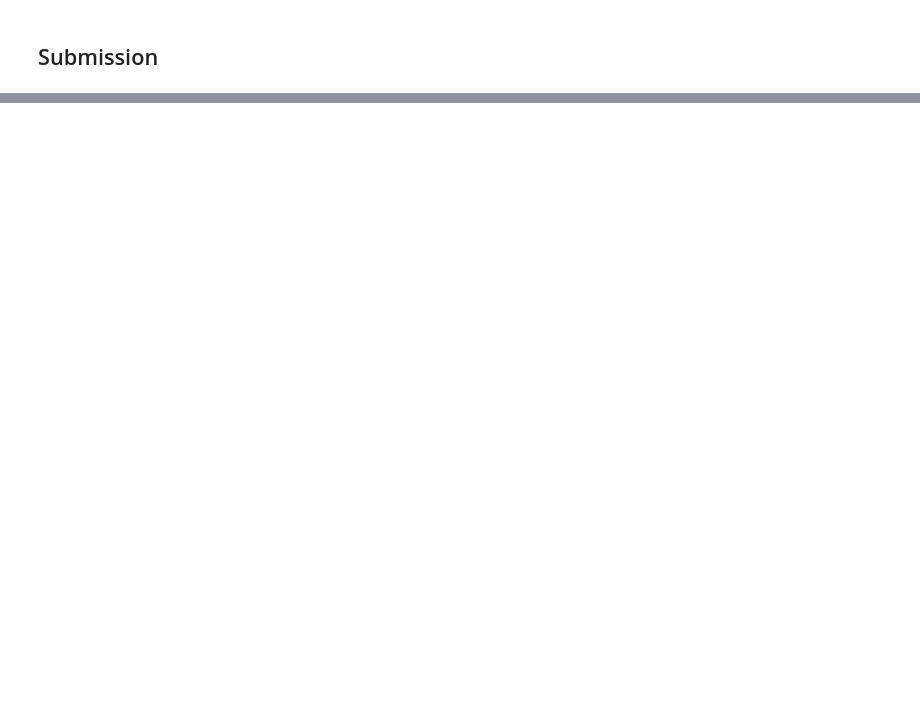
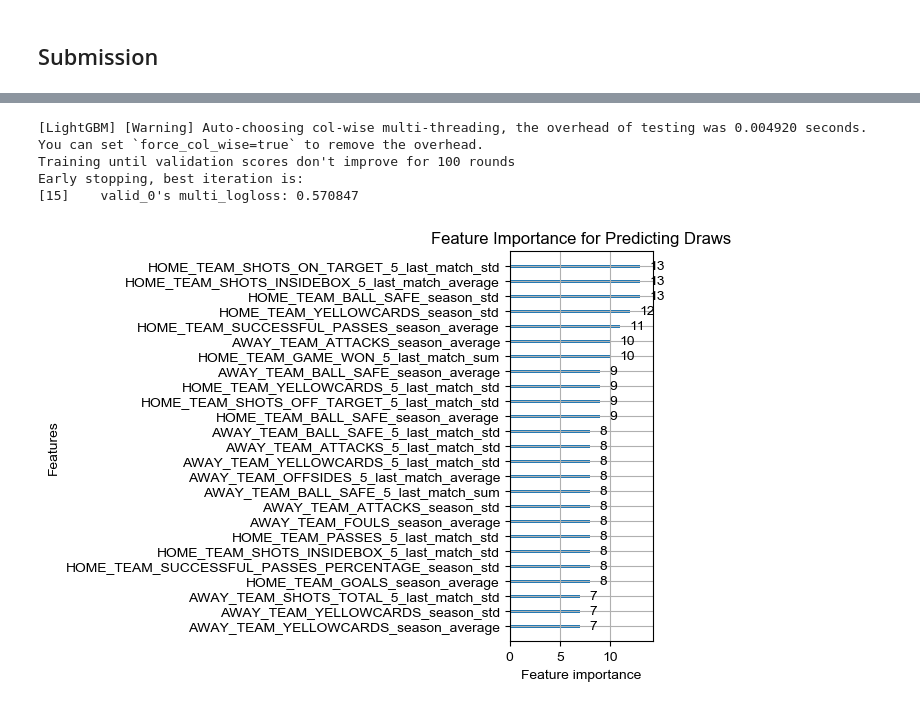
Before and after one commit to Nomehh/MachineLearning, a Jupyter notebook: data/benchmark_and_extras/benchmark_notebook.ipynb, the cells around one changed output, grey strips where cells are left out. Cells and saved outputs as stored; diff of their text form; code cells hidden in the pictures; blank space fills up the shorter version.

```diff
--- a/data/benchmark_and_extras/benchmark_notebook.ipynb
+++ b/data/benchmark_and_extras/benchmark_notebook.ipynb
@@ -165,0 +320,76 @@ submission.to_csv('./datas_final/benchmark_submission.csv', index=False)
+# %%
+# test avec comme cible les matchs nuls
+
+params_4 = {
+    'boosting_type': 'gbdt',
+    'objective': 'multiclass',
+    'num_class': 2,
+    'metric': 'multi_logloss',
+    'num_leaves': 31,
+    'learning_rate': 0.1,
+    'feature_fraction': 0.9,
+    'bagging_fraction': 0.8,
+    'bagging_freq': 5,
+    'verbose': 0
+}
+
+d_train_draw = lgb.Dataset(X_train_draw, label=y_train_draw)
+d_valid_draw = lgb.Dataset(X_valid_draw, label=y_valid_draw)
+
+num_round = 50_000_000
+evallist_draw = [(d_train_draw, 'train'), (d_valid_draw, 'valid')]
+
+bst_draw = lgb.train(params_4, d_train_draw, num_round, valid_sets=d_valid_draw, early_stopping_rounds=100, verbose_eval=1000)
+
+plt.rcParams['font.family'] = 'Arial'
+lgb.plot_importance(bst_draw, max_num_features=25, title='Feature Importance for Predicting Draws')
+
+plt.tight_layout()
+
+plt.show()
+
+predictions_draw = bst_draw.predict(X_test_draw, num_iteration=bst_draw.best_iteration)
+
+print("Probabilités de classe pour chaque échantillon :")
+print(predictions_draw)
+
+print("Shape of predictions:", predictions_draw.shape)
+predictions_draw = np.argmax(predictions_draw, axis=1)
+
+predictions_draw_df = pd.DataFrame(predictions_draw, columns=['Prediction'])
+
+print("Prediction for draws:", np.round(accuracy_score(y_test_draw, predictions_draw), 4))
+
+# Génerer une dataframe avec les bons id
+test_home = pd.read_csv('../Test_Data/test_home_team_statistics_df.csv', index_col=0)
+test_away = pd.read_csv('../Test_Data/test_away_team_statistics_df.csv', index_col=0)
+
+test_home.columns = 'HOME_' + test_home.columns
+test_away.columns = 'AWAY_' + test_away.columns
+
+test_data =  pd.concat([test_home,test_away],join='inner',axis=1)
+
+X_bench = test_data
+
+predictions_away = bst_away.predict(X_bench, num_iteration=bst_away.best_iteration)
+predictions_home = bst_home.predict(X_bench, num_iteration=bst_home.best_iteration)
+predictions_draw = bst_draw.predict(X_bench, num_iteration=bst_draw.best_iteration)
+
+predictions_away = pd.DataFrame(predictions_away)
+predictions_home = pd.DataFrame(predictions_home)
+predictions_draw = pd.DataFrame(predictions_draw)
+
+predictions_away[2] = 0
+predictions_home[2] = 0
+predictions_draw[2] = 0
+
+predictions_away.columns = [0,2,1]
+predictions_home.columns = [0,2,1]
+predictions_draw.columns = [0,1,2]
+# %% [output]
+[LightGBM] [Warning] Auto-choosing col-wise multi-threading, the overhead of testing was 0.004920 seconds.
+You can set `force_col_wise=true` to remove the overhead.
+Training until validation scores don't improve for 100 rounds
+Early stopping, best iteration is:
+[15]    valid_0's multi_logloss: 0.570847
+[figure, added]
```
Also changed, not shown: parts of 14 cells of this notebook.
